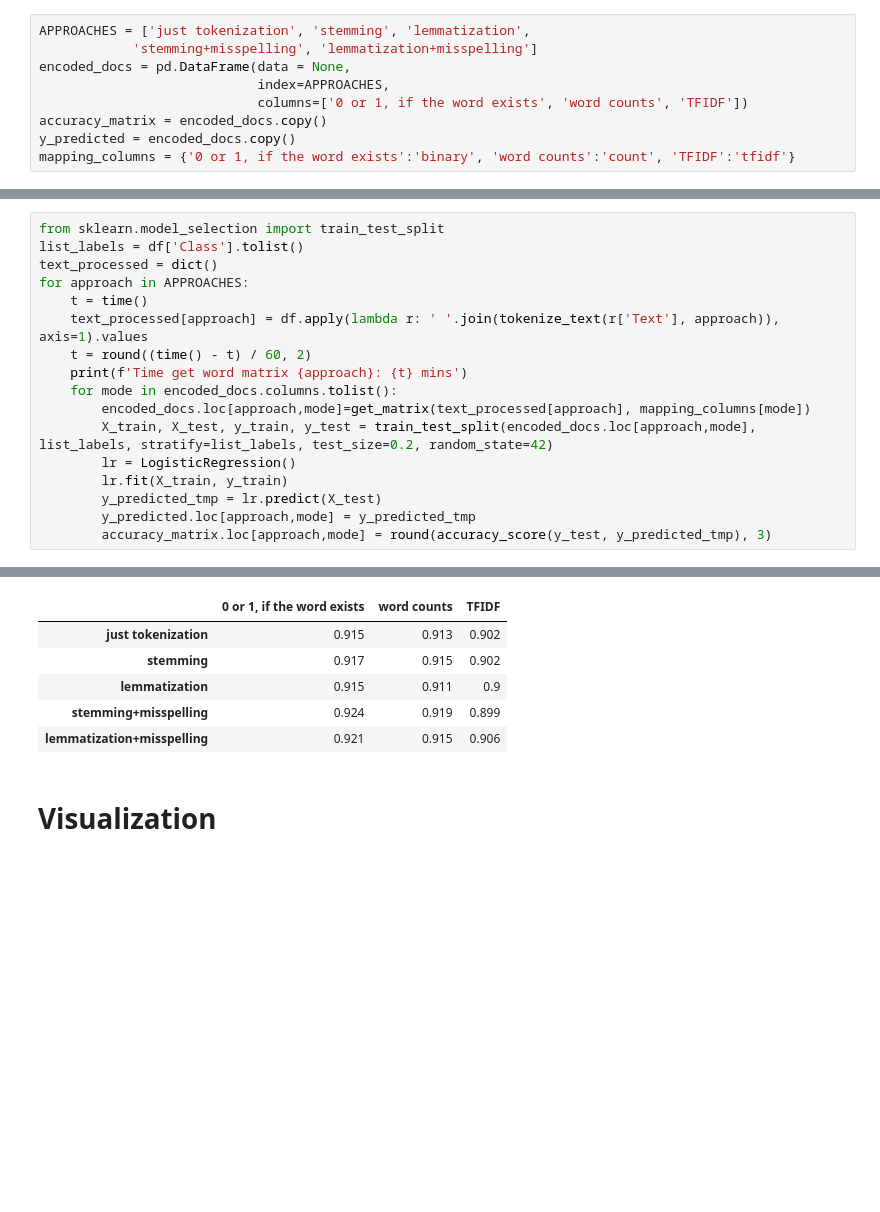
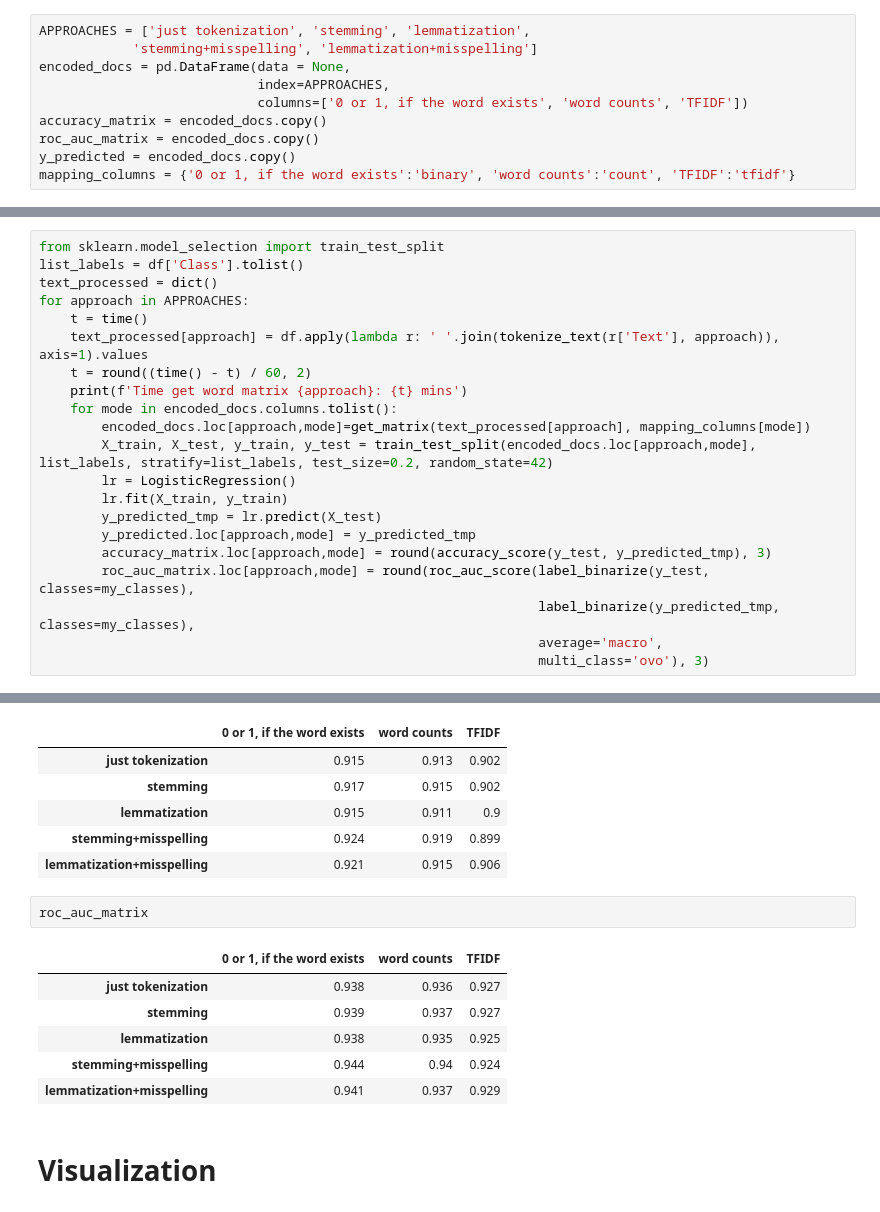
Before and after one commit to ruslannm/tweets, a Jupyter notebook: tweets.ipynb, the cells around one changed output, grey strips where cells are left out. Cells and saved outputs as stored; diff of their text form; blank space fills up the shorter version.

```diff
--- a/tweets.ipynb
+++ b/tweets.ipynb
@@ -271,6 +272,7 @@ encoded_docs = pd.DataFrame(data = None,
                             index=APPROACHES,
                             columns=['0 or 1, if the word exists', 'word counts', 'TFIDF'])
 accuracy_matrix = encoded_docs.copy()
+roc_auc_matrix = encoded_docs.copy()
 y_predicted = encoded_docs.copy()
 mapping_columns = {'0 or 1, if the word exists':'binary', 'word counts':'count', 'TFIDF':'tfidf'}
 # %%
@@ -310,6 +308,10 @@ for approach in APPROACHES:
         y_predicted_tmp = lr.predict(X_test)
         y_predicted.loc[approach,mode] = y_predicted_tmp
         accuracy_matrix.loc[approach,mode] = round(accuracy_score(y_test, y_predicted_tmp), 3)
+        roc_auc_matrix.loc[approach,mode] = round(roc_auc_score(label_binarize(y_test, classes=my_classes),
+                                                                label_binarize(y_predicted_tmp, classes=my_classes),
+                                                                average='macro',
+                                                                multi_class='ovo'), 3)
 # %% [output]
 Time get word matrix just tokenization: 0.05 mins
 Time get word matrix stemming: 0.06 mins
@@ -333,6 +335,15 @@ accuracy_matrix
 | lemmatization | 0.915 | 0.911 | 0.9 |
 | stemming+misspelling | 0.924 | 0.919 | 0.899 |
 | lemmatization+misspelling | 0.921 | 0.915 | 0.906 |
+# %%
+roc_auc_matrix
+# %% [output]
+|  | 0 or 1, if the word exists | word counts | TFIDF |
+| just tokenization | 0.938 | 0.936 | 0.927 |
+| stemming | 0.939 | 0.937 | 0.927 |
+| lemmatization | 0.938 | 0.935 | 0.925 |
+| stemming+misspelling | 0.944 | 0.94 | 0.924 |
+| lemmatization+misspelling | 0.941 | 0.937 | 0.929 |
 # %% [markdown]
 # Visualization
 # %%
```
Also changed, not shown: parts of 4 cells of this notebook, 2 other files.
